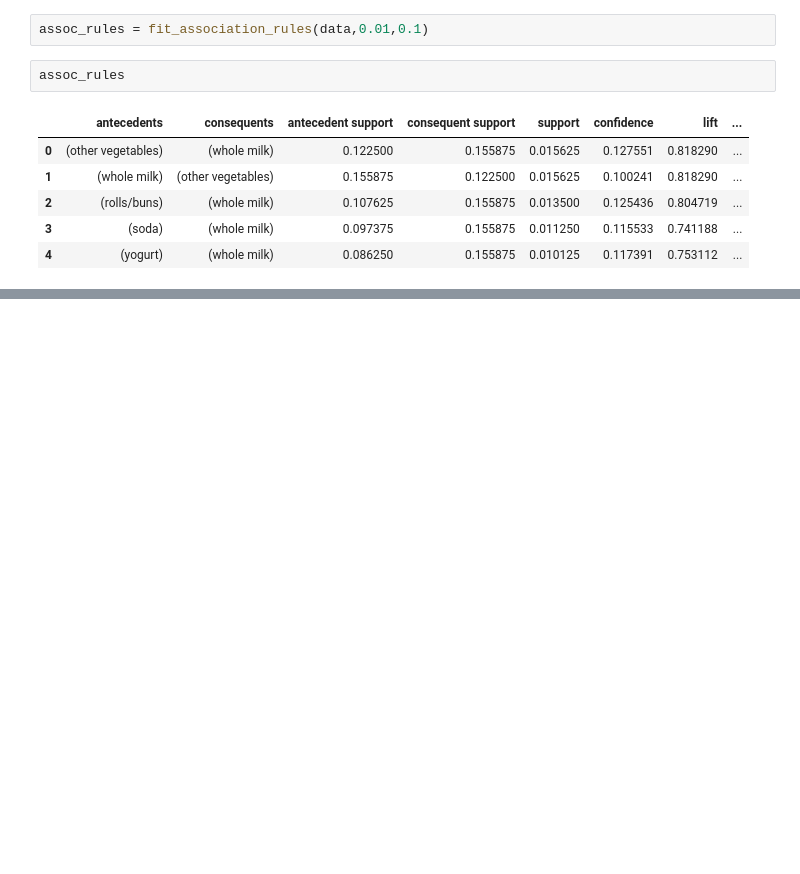
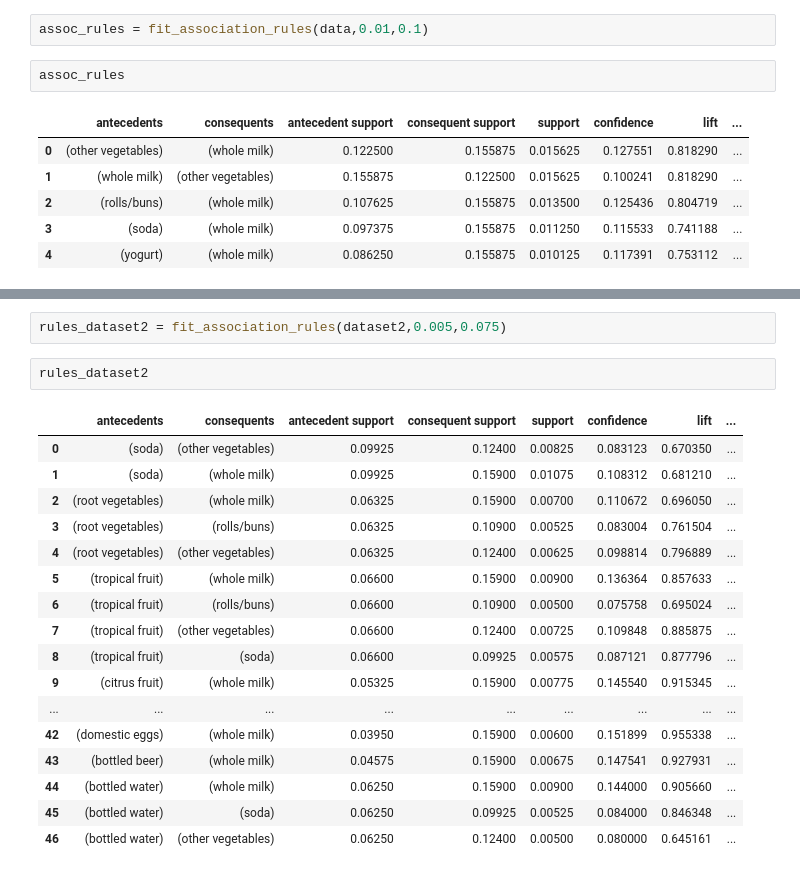
Before and after one commit to Shaheer99Ahmed/Association_Analysis, a Jupyter notebook: Association_analysis.ipynb, the cells around one changed output, grey strips where cells are left out. Cells and saved outputs as stored; diff of their text form; blank space fills up the shorter version.

```diff
--- a/Association_analysis.ipynb
+++ b/Association_analysis.ipynb
@@ -47,0 +100,22 @@ assoc_rules
+# %%
+rules_dataset2 = fit_association_rules(dataset2,0.005,0.075)
+# %%
+rules_dataset2
+# %% [output]
+|  | antecedents | consequents | antecedent support | consequent support | support | confidence | lift | ... |
+| 0 | (soda) | (other vegetables) | 0.09925 | 0.12400 | 0.00825 | 0.083123 | 0.670350 | ... |
+| 1 | (soda) | (whole milk) | 0.09925 | 0.15900 | 0.01075 | 0.108312 | 0.681210 | ... |
+| 2 | (root vegetables) | (whole milk) | 0.06325 | 0.15900 | 0.00700 | 0.110672 | 0.696050 | ... |
+| 3 | (root vegetables) | (rolls/buns) | 0.06325 | 0.10900 | 0.00525 | 0.083004 | 0.761504 | ... |
+| 4 | (root vegetables) | (other vegetables) | 0.06325 | 0.12400 | 0.00625 | 0.098814 | 0.796889 | ... |
+| 5 | (tropical fruit) | (whole milk) | 0.06600 | 0.15900 | 0.00900 | 0.136364 | 0.857633 | ... |
+| 6 | (tropical fruit) | (rolls/buns) | 0.06600 | 0.10900 | 0.00500 | 0.075758 | 0.695024 | ... |
+| 7 | (tropical fruit) | (other vegetables) | 0.06600 | 0.12400 | 0.00725 | 0.109848 | 0.885875 | ... |
+| 8 | (tropical fruit) | (soda) | 0.06600 | 0.09925 | 0.00575 | 0.087121 | 0.877796 | ... |
+| 9 | (citrus fruit) | (whole milk) | 0.05325 | 0.15900 | 0.00775 | 0.145540 | 0.915345 | ... |
+| ... | ... | ... | ... | ... | ... | ... | ... | ... |
+| 42 | (domestic eggs) | (whole milk) | 0.03950 | 0.15900 | 0.00600 | 0.151899 | 0.955338 | ... |
+| 43 | (bottled beer) | (whole milk) | 0.04575 | 0.15900 | 0.00675 | 0.147541 | 0.927931 | ... |
+| 44 | (bottled water) | (whole milk) | 0.06250 | 0.15900 | 0.00900 | 0.144000 | 0.905660 | ... |
+| 45 | (bottled water) | (soda) | 0.06250 | 0.09925 | 0.00525 | 0.084000 | 0.846348 | ... |
+| 46 | (bottled water) | (other vegetables) | 0.06250 | 0.12400 | 0.00500 | 0.080000 | 0.645161 | ... |
```
Also changed, not shown: parts of 10 cells of this notebook.
